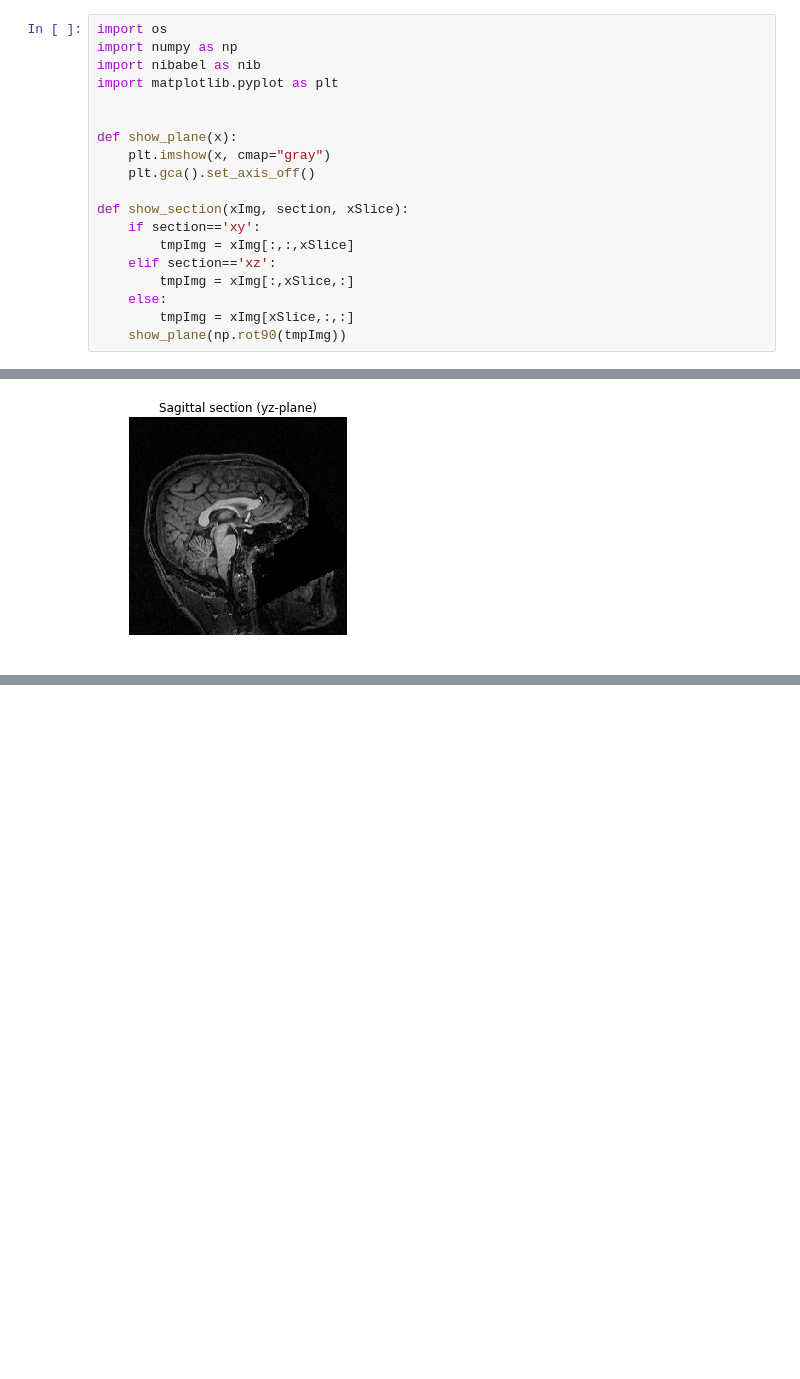
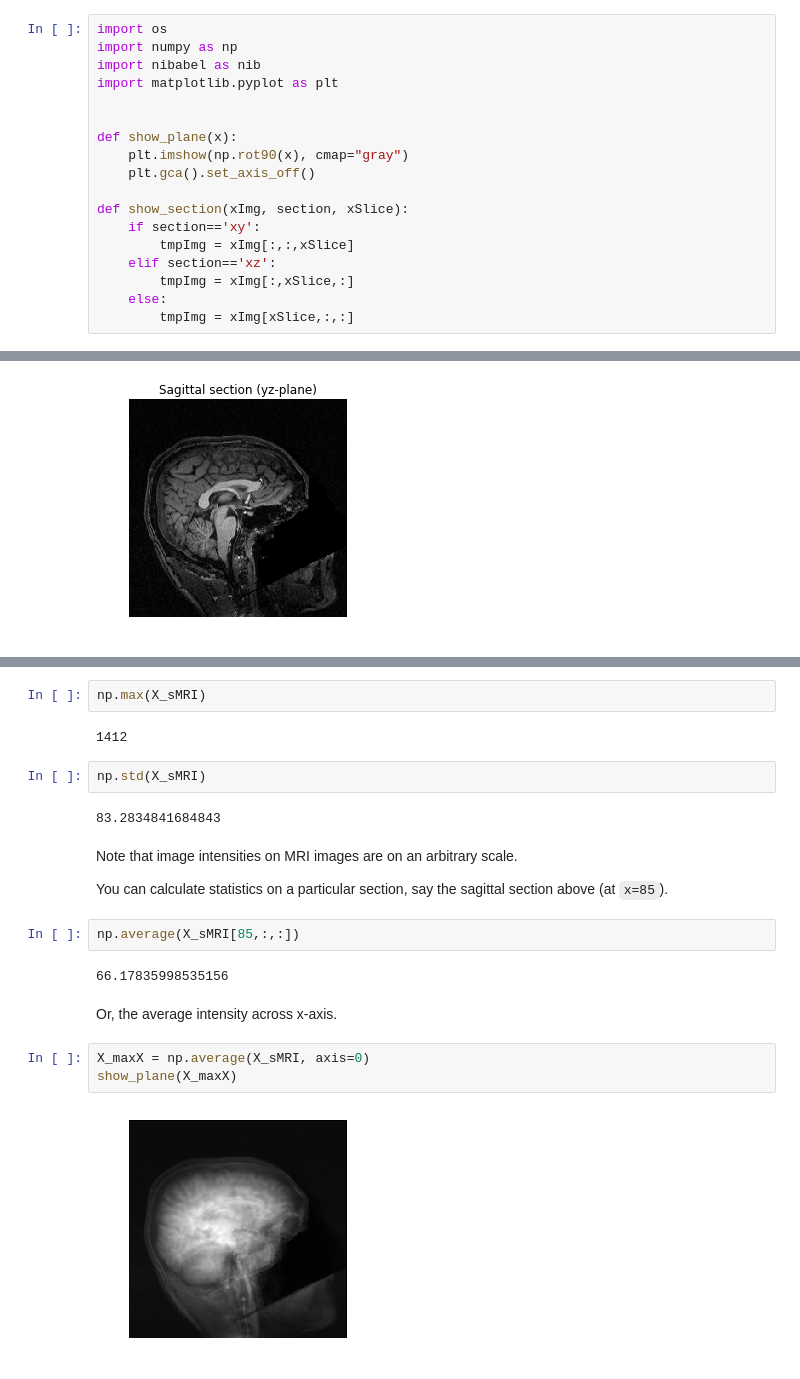
Before and after one commit to sathayas/JupyterfMRIFall2018, a Jupyter notebook: NumPy.ipynb, the cells around one changed output, grey strips where cells are left out. Cells and saved outputs as stored; diff of their text form; blank space fills up the shorter version.

Commit message:
All sections are now complete

```diff
--- a/NumPy.ipynb
+++ b/NumPy.ipynb
@@ -531,7 +531,7 @@ import matplotlib.pyplot as plt
 
 
 def show_plane(x):
-    plt.imshow(x, cmap="gray")
+    plt.imshow(np.rot90(x), cmap="gray")
     plt.gca().set_axis_off()
 
 def show_section(xImg, section, xSlice):
@@ -541,7 +541,6 @@ def show_section(xImg, section, xSlice):
         tmpImg = xImg[:,xSlice,:]
     else:
         tmpImg = xImg[xSlice,:,:]
-    show_plane(np.rot90(tmpImg))
 # %% [markdown]
 Here, I defined two functions. First, **`show_plane`** function displays a 2D array as a gray-scale image. This function is called by **`show_section`** function. Depending on the parameters provided, `show_section` can produce a section from the 3D T1 image sliced at a particular plane. There are 3 different ways to slice the brain:
   * **Axial** section - (xy-plane)
@@ -601,0 +601,23 @@ plt.show()
+# %%
+np.max(X_sMRI)
+# %% [output]
+1412
+# %%
+np.std(X_sMRI)
+# %% [output]
+83.2834841684843
+# %% [markdown]
+Note that image intensities on MRI images are on an arbitrary scale.
+
+You can calculate statistics on a particular section, say the sagittal section above (at `x=85`).
+# %%
+np.average(X_sMRI[85,:,:])
+# %% [output]
+66.17835998535156
+# %% [markdown]
+Or, the average intensity across x-axis.
+# %%
+X_maxX = np.average(X_sMRI, axis=0)
+show_plane(X_maxX)
+# %% [output]
+[figure, added]
```
Also changed, not shown: parts of 23 cells of this notebook.
